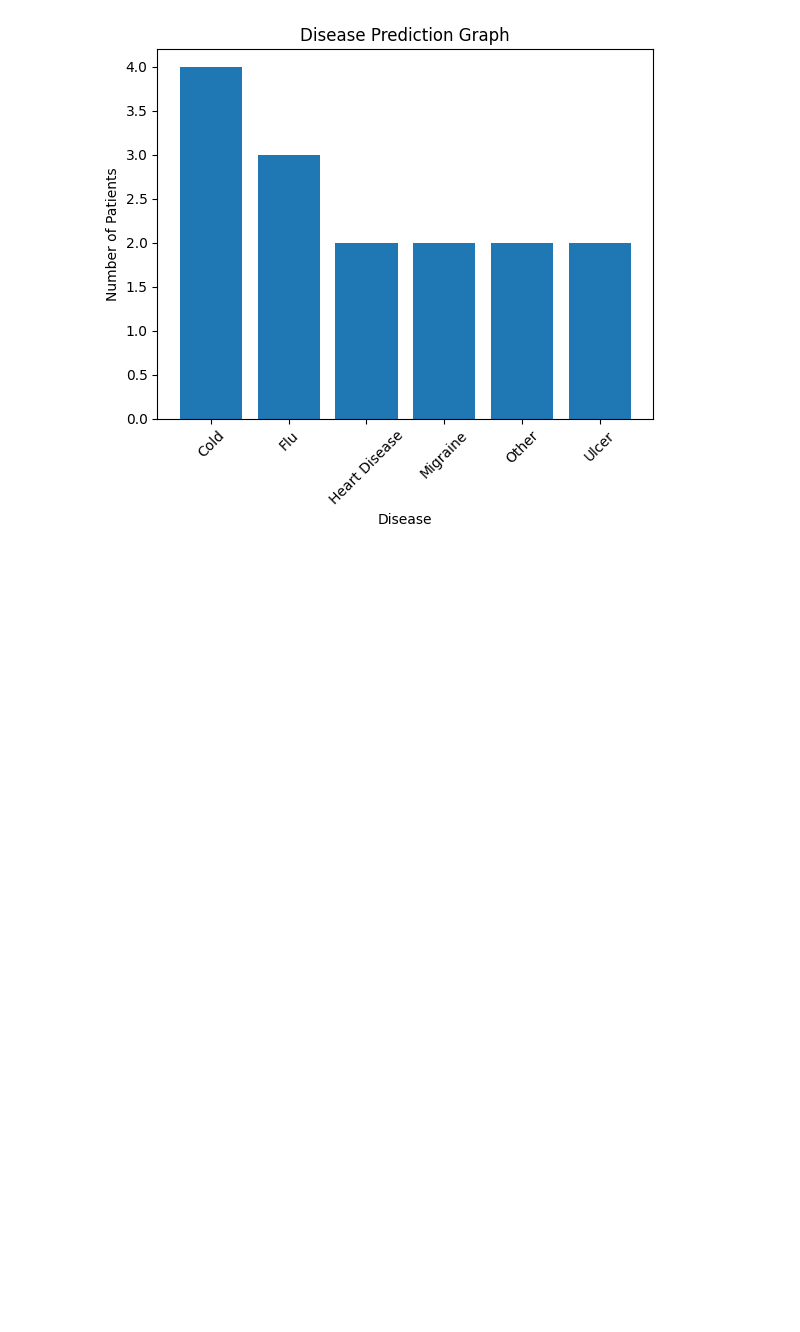
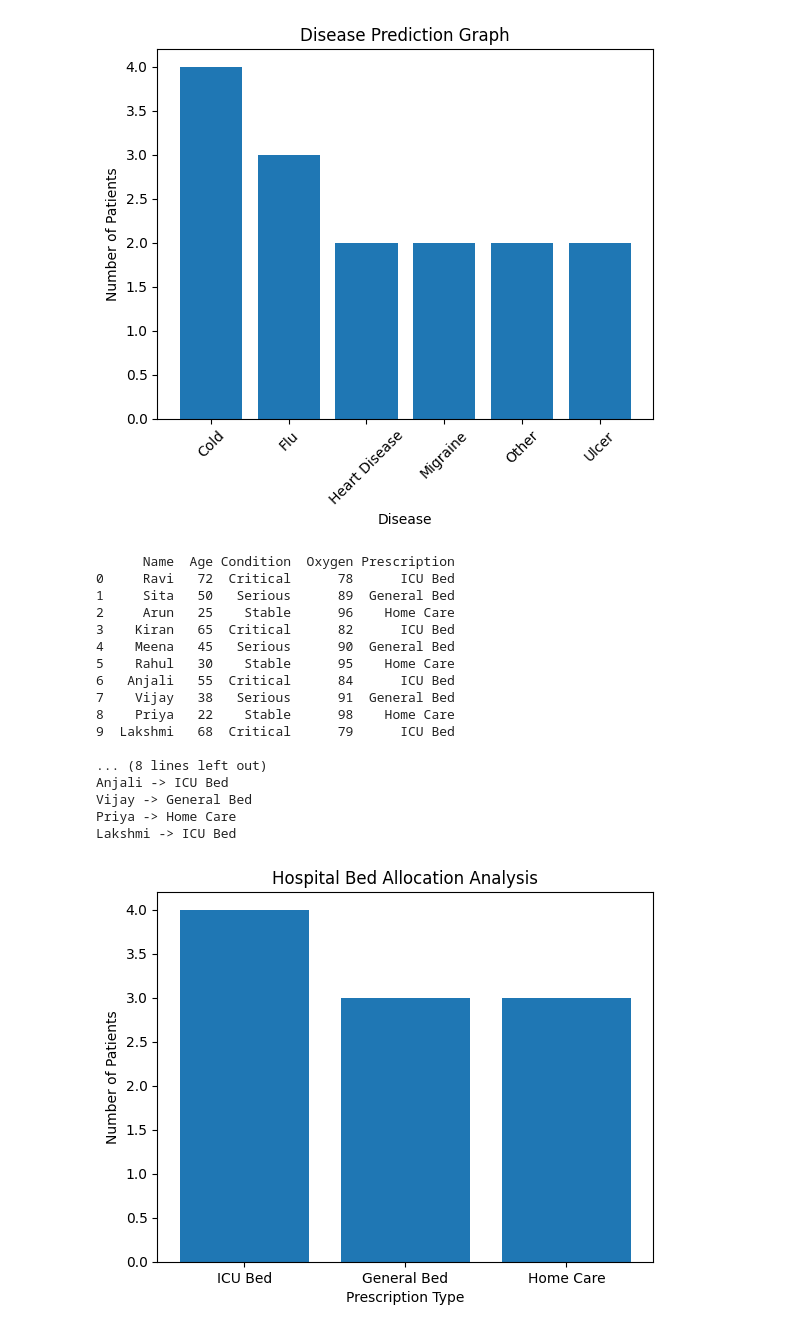
Before and after one commit to Thanujaroyal24/day-3.DiagnosticAnalytics, a Jupyter notebook: Untitled4.ipynb, the cells around one changed output. Cells and saved outputs as stored; diff of their text form; code cells hidden in the pictures; blank space fills up the shorter version.

```diff
--- a/Untitled4.ipynb
+++ b/Untitled4.ipynb
@@ -388,3 +388,69 @@ Patient Name: rahul
 Symptoms: Fever, Cough, Headache
 Predicted Disease: Flu
 [figure]
+# %%
+import pandas as pd
+import matplotlib.pyplot as plt
+
+data = {
+    "Name": ["Ravi", "Sita", "Arun", "Kiran", "Meena",
+             "Rahul", "Anjali", "Vijay", "Priya", "Lakshmi"],
+
+    "Age": [72, 50, 25, 65, 45, 30, 55, 38, 22, 68],
+
+    "Condition": ["Critical", "Serious", "Stable", "Critical", "Serious",
+                  "Stable", "Critical", "Serious", "Stable", "Critical"],
+
+    "Oxygen": [78, 89, 96, 82, 90, 95, 84, 91, 98, 79]
+}
+
+df = pd.DataFrame(data)
+
+bed_required = []
+
+for i in range(len(df)):
+
+    if df["Condition"][i] == "Critical" or df["Oxygen"][i] < 85:
+        bed_required.append("ICU Bed")
+
+    elif df["Condition"][i] == "Serious" or df["Oxygen"][i] <= 92:
+        bed_required.append("General Bed")
+
+    else:
+        bed_required.append("Home Care")
+
+df["Prescription"] = bed_required
+
+print(df)
+
+print("\nPrescription Analysis\n")
+
+for i in range(len(df)):
+    print(df["Name"][i], "->", df["Prescription"][i])
+
+counts = df["Prescription"].value_counts()
+
+plt.bar(counts.index, counts.values)
+plt.xlabel("Prescription Type")
+plt.ylabel("Number of Patients")
+plt.title("Hospital Bed Allocation Analysis")
+plt.show()
+# %% [output]
+      Name  Age Condition  Oxygen Prescription
+0     Ravi   72  Critical      78      ICU Bed
+1     Sita   50   Serious      89  General Bed
+2     Arun   25    Stable      96    Home Care
+3    Kiran   65  Critical      82      ICU Bed
+4    Meena   45   Serious      90  General Bed
+5    Rahul   30    Stable      95    Home Care
+6   Anjali   55  Critical      84      ICU Bed
+7    Vijay   38   Serious      91  General Bed
+8    Priya   22    Stable      98    Home Care
+9  Lakshmi   68  Critical      79      ICU Bed
+
+... (8 lines left out)
+Anjali -> ICU Bed
+Vijay -> General Bed
+Priya -> Home Care
+Lakshmi -> ICU Bed
+[figure, added]
```
